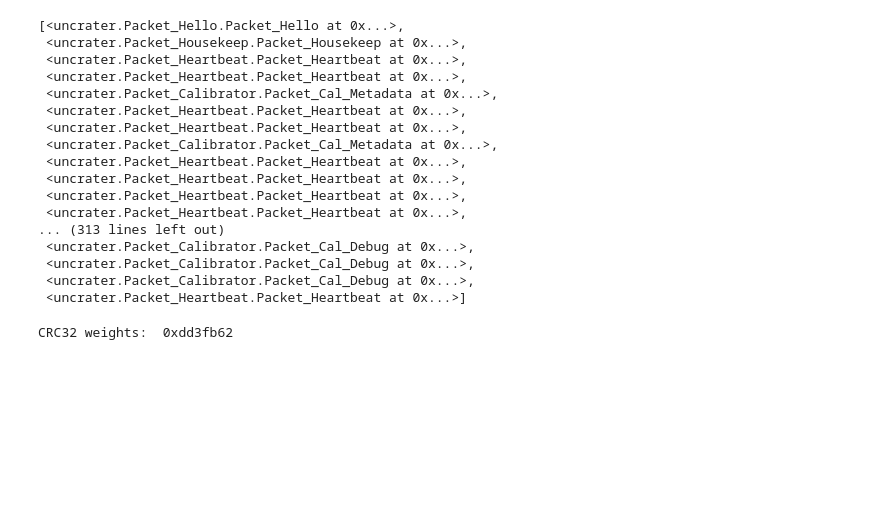
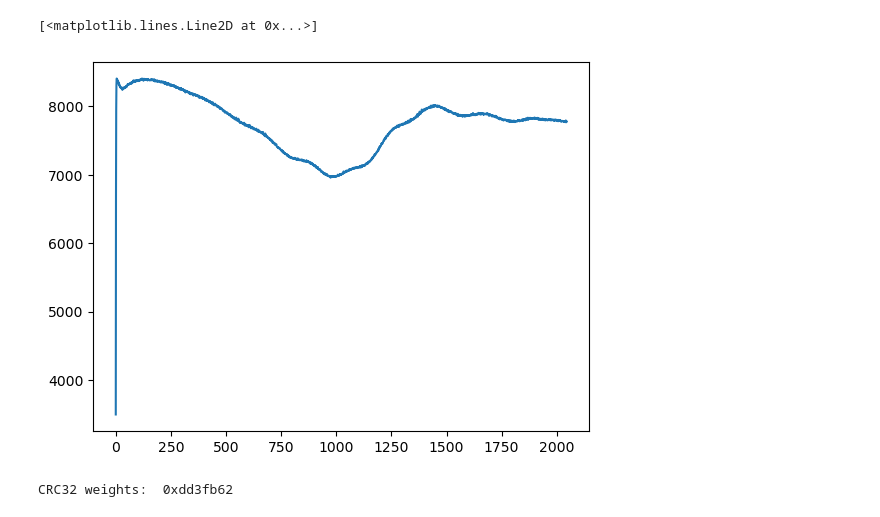
Before and after one commit to lusee-night/uncrater, a Jupyter notebook: calib_test.ipynb, the cells around one changed output. Saved outputs shown, nothing was run; the diff lists cells and outputs as text; code cells hidden in the pictures; blank space fills up the shorter version.

```diff
--- a/calib_test.ipynb
+++ b/calib_test.ipynb
@@ -37,23 +34,8 @@ Analyzing 330 files from session_calibrator/cdi_output.
-# %%
-C.cont
-# %% [output]
-[<uncrater.Packet_Hello.Packet_Hello at 0x...>,
- <uncrater.Packet_Housekeep.Packet_Housekeep at 0x...>,
- <uncrater.Packet_Heartbeat.Packet_Heartbeat at 0x...>,
- <uncrater.Packet_Heartbeat.Packet_Heartbeat at 0x...>,
- <uncrater.Packet_Calibrator.Packet_Cal_Metadata at 0x...>,
- <uncrater.Packet_Heartbeat.Packet_Heartbeat at 0x...>,
- <uncrater.Packet_Heartbeat.Packet_Heartbeat at 0x...>,
- <uncrater.Packet_Calibrator.Packet_Cal_Metadata at 0x...>,
- <uncrater.Packet_Heartbeat.Packet_Heartbeat at 0x...>,
- <uncrater.Packet_Heartbeat.Packet_Heartbeat at 0x...>,
- <uncrater.Packet_Heartbeat.Packet_Heartbeat at 0x...>,
- <uncrater.Packet_Heartbeat.Packet_Heartbeat at 0x...>,
-... (313 lines left out)
- <uncrater.Packet_Calibrator.Packet_Cal_Debug at 0x...>,
- <uncrater.Packet_Calibrator.Packet_Cal_Debug at 0x...>,
- <uncrater.Packet_Calibrator.Packet_Cal_Debug at 0x...>,
- <uncrater.Packet_Heartbeat.Packet_Heartbeat at 0x...>]
+# %%
+plt.plot(C.spectra[0][1].data[2:])
+# %% [output]
+[<matplotlib.lines.Line2D at 0x...>]
+[figure, added]
 # %%
 import binascii
 weights = np.zeros(512)
```
Also changed, not shown: parts of 4 cells of this notebook, 6 other files.
